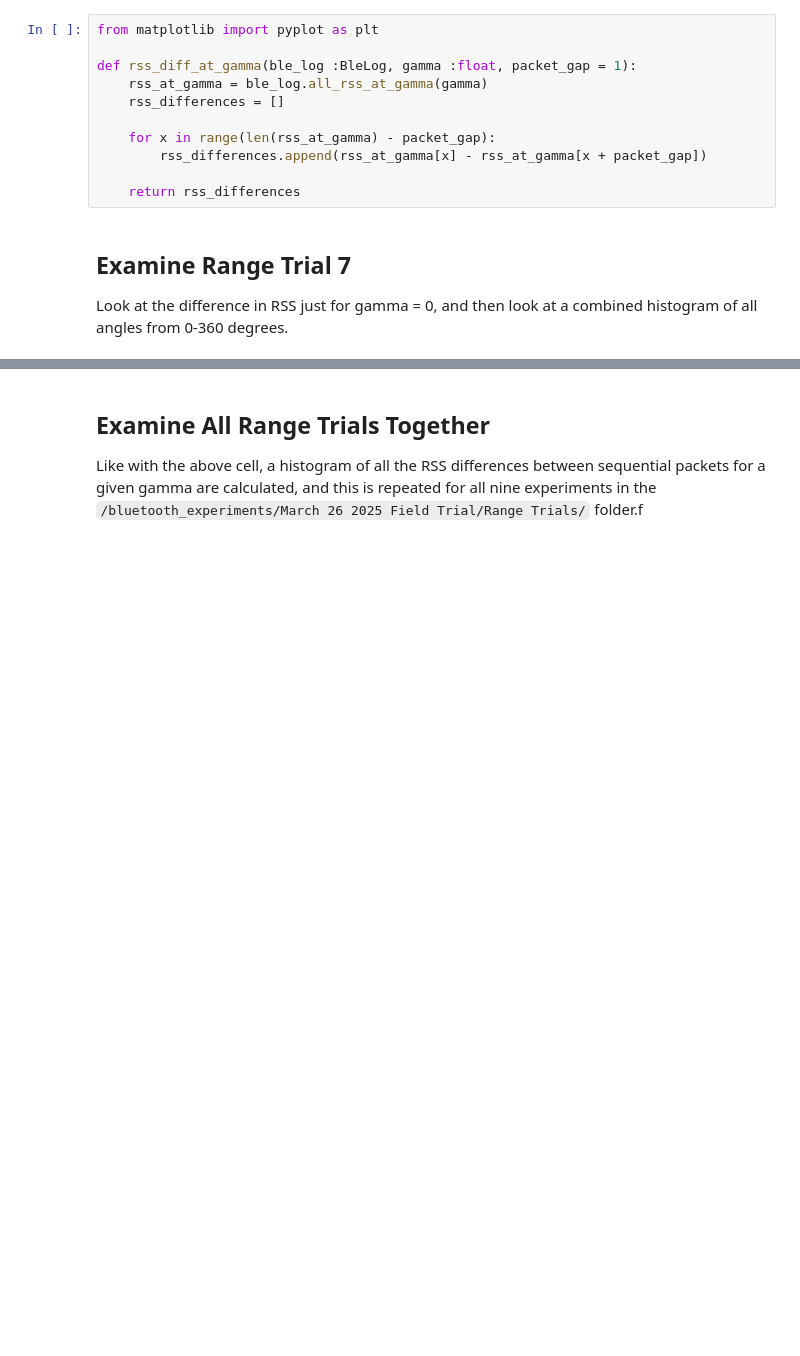
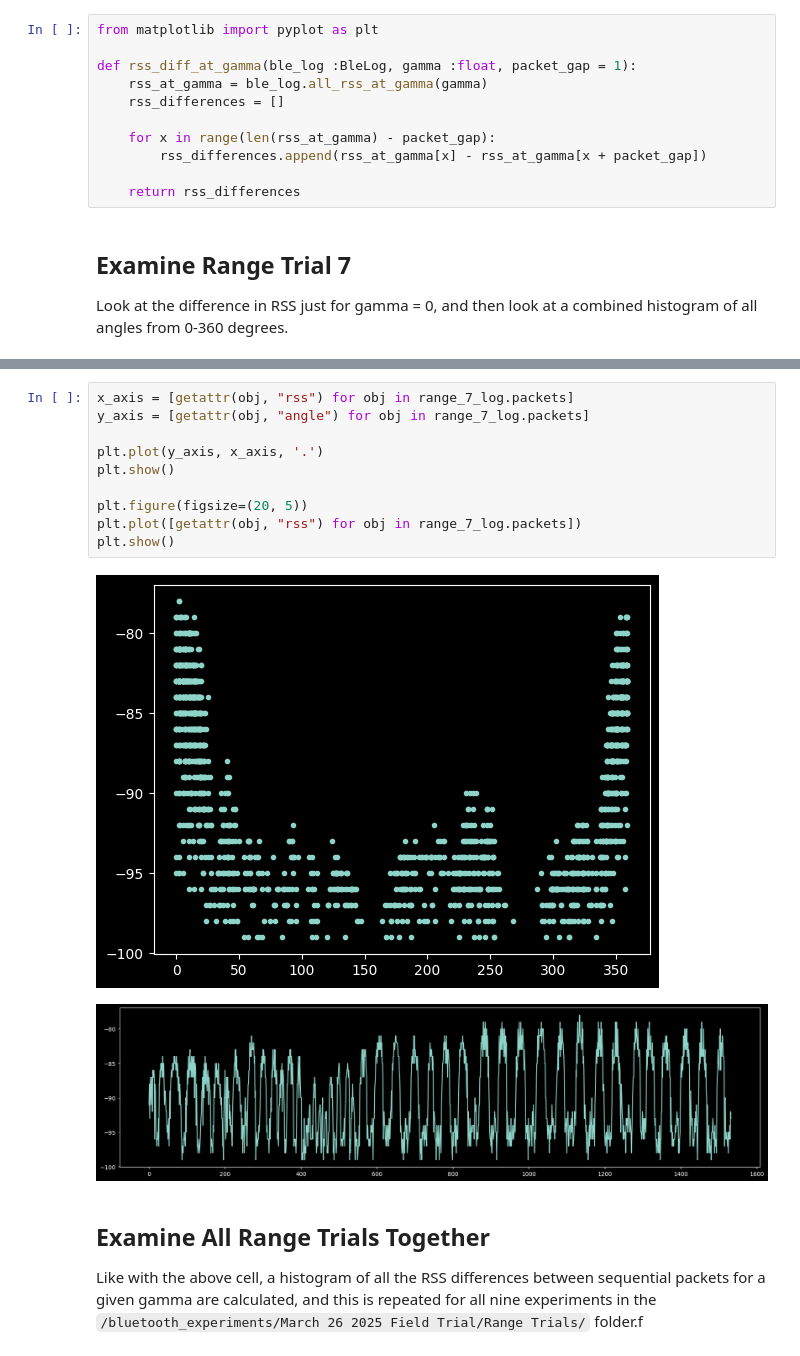
Before and after one commit to SheffieldMLtracking/BLEanalysis, a Jupyter notebook: jupyter/Finley/RSS Differences.ipynb, the cells around one changed output, grey strips where cells are left out. Cells and saved outputs as stored; diff of their text form; blank space fills up the shorter version.

```diff
--- a/jupyter/Finley/RSS Differences.ipynb
+++ b/jupyter/Finley/RSS Differences.ipynb
@@ -55,3 +80,16 @@ BleLog | tx: c, no.packets: 1533, time: 86.140s
+# %%
+x_axis = [getattr(obj, "rss") for obj in range_7_log.packets]
+y_axis = [getattr(obj, "angle") for obj in range_7_log.packets]
+
+plt.plot(y_axis, x_axis, '.')
+plt.show()
+
+plt.figure(figsize=(20, 5))
+plt.plot([getattr(obj, "rss") for obj in range_7_log.packets])
+plt.show()
+# %% [output]
+[figure, added]
+[figure, added]
 # %% [markdown]
 ## Examine All Range Trials Together
 
```
Also changed, not shown: parts of 4 cells of this notebook.
